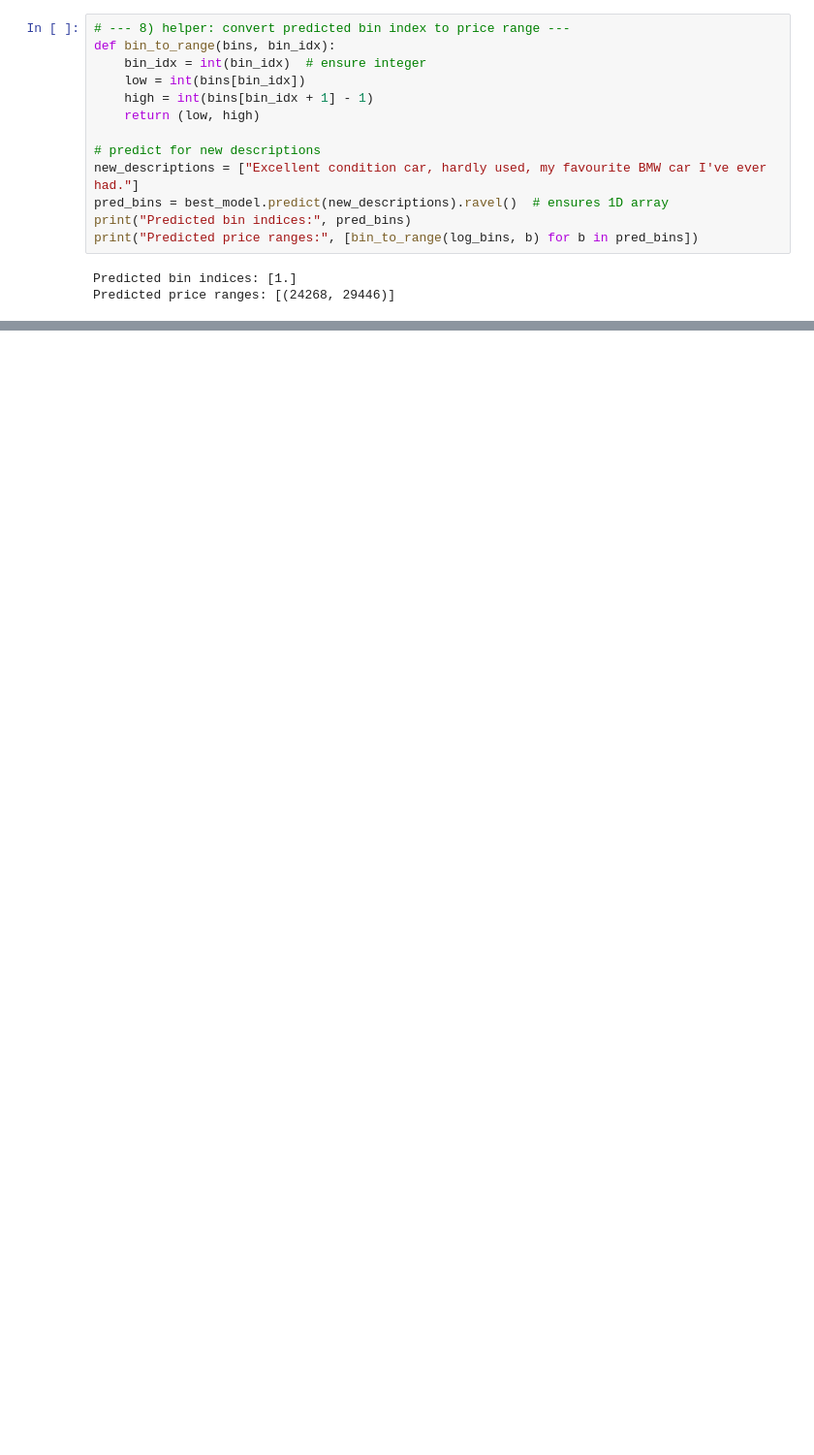
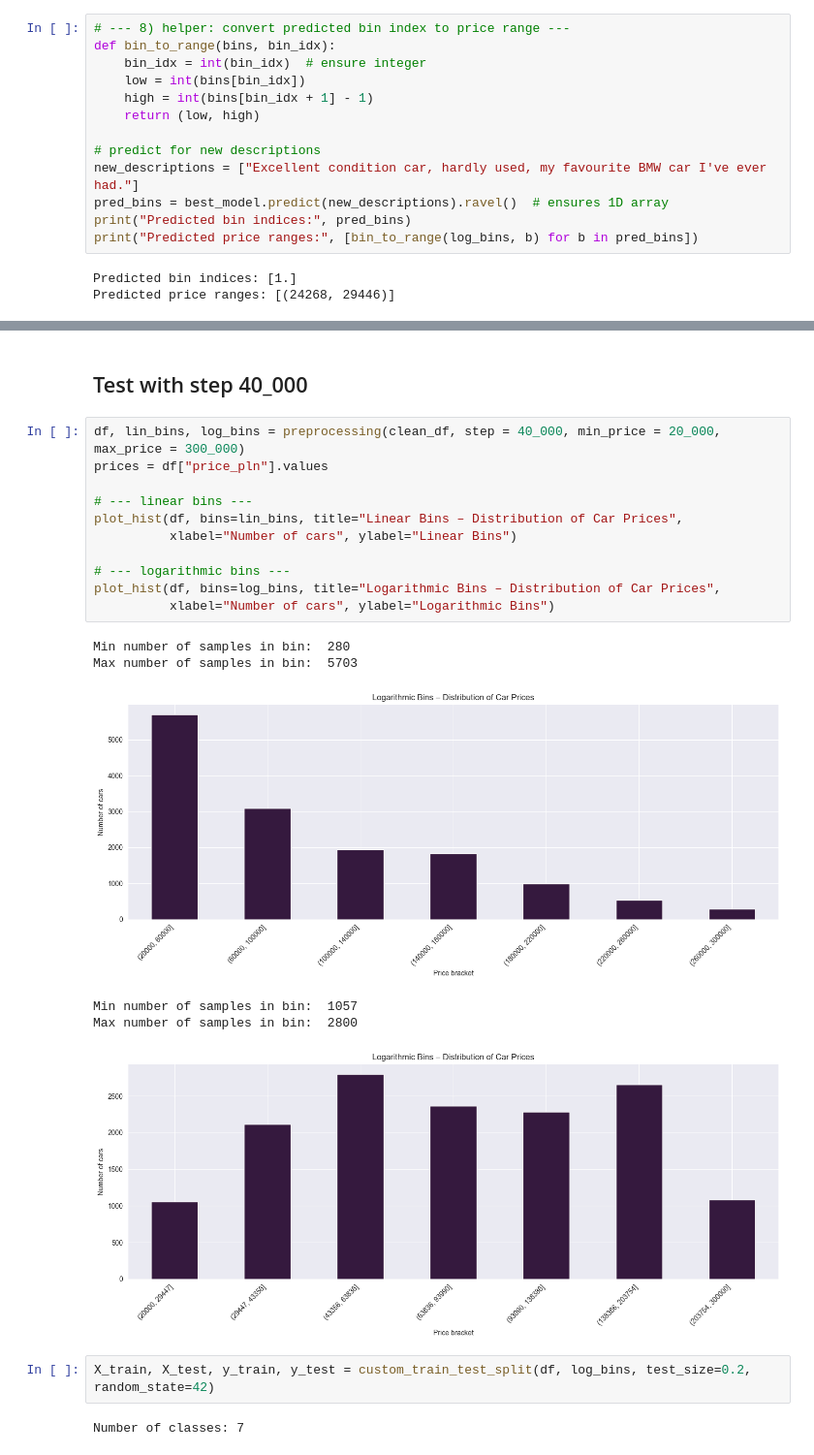
Before and after one commit to Advanced-Data-Mining/Otomoto_data_mining, a Jupyter notebook: models/tfidf_model.ipynb, the cells around one changed output, grey strips where cells are left out. Shown at 97% size. Saved outputs shown, nothing was run; the diff lists cells and outputs as text; blank space fills up the shorter version.

```diff
--- a/models/tfidf_model.ipynb
+++ b/models/tfidf_model.ipynb
@@ -216,0 +321,24 @@ Predicted price ranges: [(24268, 29446)]
+# %% [markdown]
+## Test with step 40_000
+# %%
+df, lin_bins, log_bins = preprocessing(clean_df, step = 40_000, min_price = 20_000, max_price = 300_000)
+prices = df["price_pln"].values
+
+# --- linear bins ---
+plot_hist(df, bins=lin_bins, title="Linear Bins – Distribution of Car Prices",
+          xlabel="Number of cars", ylabel="Linear Bins")
+
+# --- logarithmic bins ---
+plot_hist(df, bins=log_bins, title="Logarithmic Bins – Distribution of Car Prices",
+          xlabel="Number of cars", ylabel="Logarithmic Bins")
+# %% [output]
+Min number of samples in bin:  280
+Max number of samples in bin:  5703
+[figure, added]
+Min number of samples in bin:  1057
+Max number of samples in bin:  2800
+[figure, added]
+# %%
+X_train, X_test, y_train, y_test = custom_train_test_split(df, log_bins, test_size=0.2, random_state=42)
+# %% [output]
+Number of classes: 7
```
Also changed, not shown: parts of 21 cells of this notebook.
